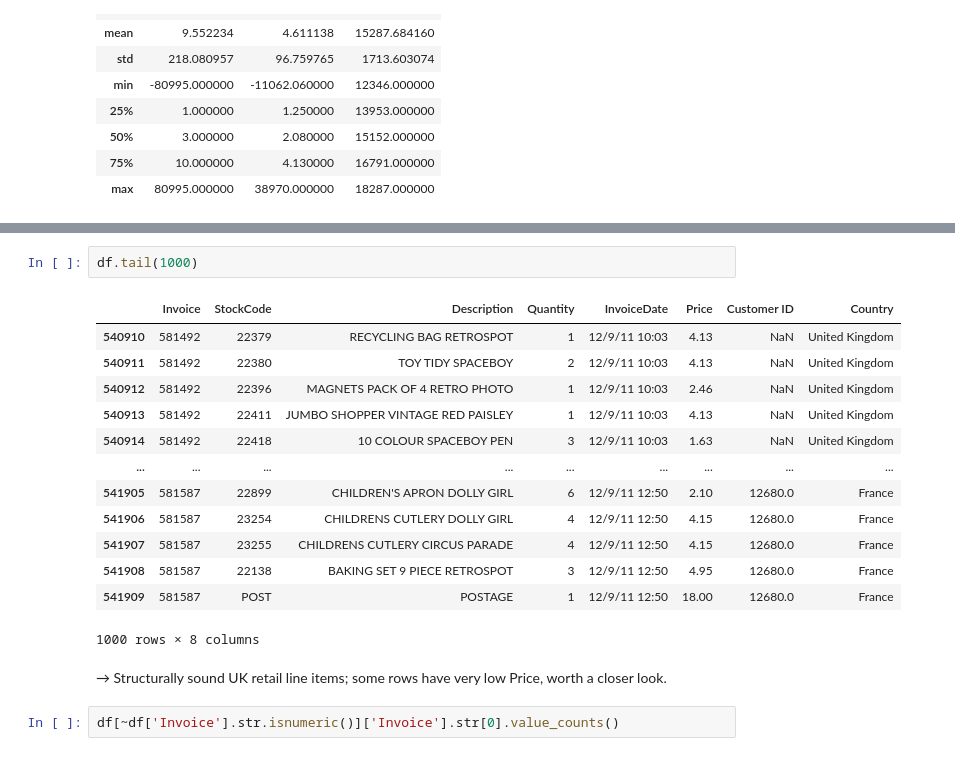
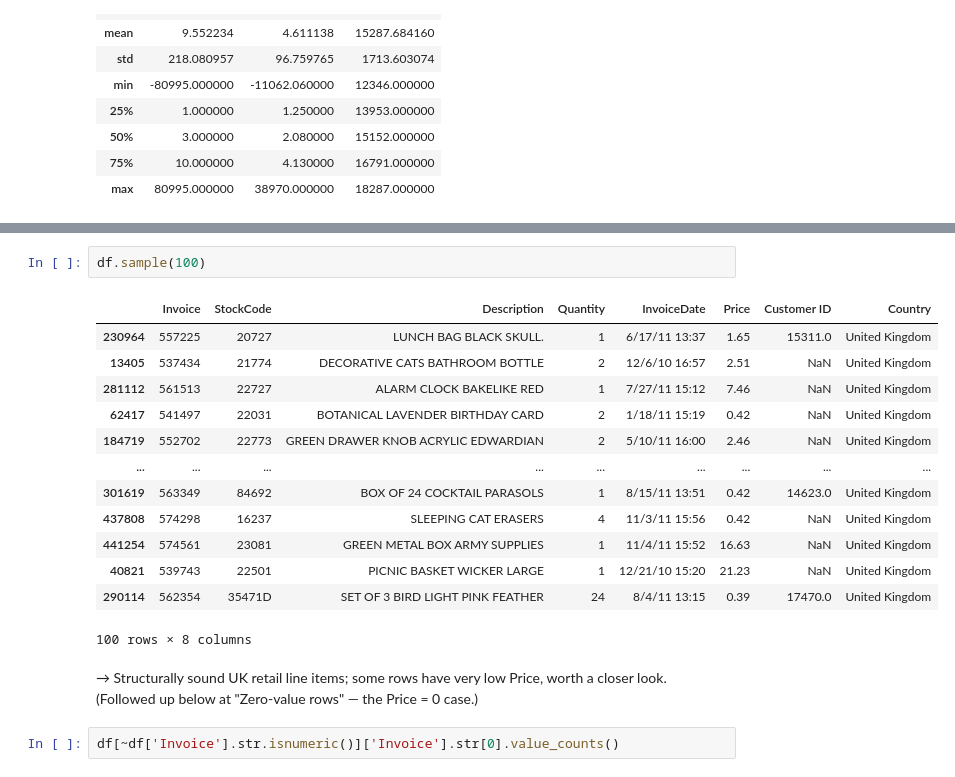
Before and after one commit to fionnadavoodian/online-retail-ii, a Jupyter notebook: notebooks/01_data_cleaning.ipynb, the cells around one changed output, grey strips where cells are left out. Cells and saved outputs as stored; diff of their text form.

```diff
--- a/notebooks/01_data_cleaning.ipynb
+++ b/notebooks/01_data_cleaning.ipynb
@@ -44,23 +42,23 @@ Data columns (total 8 columns):
 dtypes: float64(2), int64(1), str(5)
 memory usage: 33.1 MB
 # %%
-df.tail(1000)
+df.sample(100)
 # %% [output]
 |  | Invoice | StockCode | Description | Quantity | InvoiceDate | Price | Customer ID | Country |
-| 540910 | 581492 | 22379 | RECYCLING BAG RETROSPOT | 1 | 12/9/11 10:03 | 4.13 | NaN | United Kingdom |
-| 540911 | 581492 | 22380 | TOY TIDY SPACEBOY | 2 | 12/9/11 10:03 | 4.13 | NaN | United Kingdom |
-| 540912 | 581492 | 22396 | MAGNETS PACK OF 4 RETRO PHOTO | 1 | 12/9/11 10:03 | 2.46 | NaN | United Kingdom |
-| 540913 | 581492 | 22411 | JUMBO SHOPPER VINTAGE RED PAISLEY | 1 | 12/9/11 10:03 | 4.13 | NaN | United Kingdom |
-| 540914 | 581492 | 22418 | 10 COLOUR SPACEBOY PEN | 3 | 12/9/11 10:03 | 1.63 | NaN | United Kingdom |
+| 230964 | 557225 | 20727 | LUNCH BAG BLACK SKULL. | 1 | 6/17/11 13:37 | 1.65 | 15311.0 | United Kingdom |
+| 13405 | 537434 | 21774 | DECORATIVE CATS BATHROOM BOTTLE | 2 | 12/6/10 16:57 | 2.51 | NaN | United Kingdom |
+| 281112 | 561513 | 22727 | ALARM CLOCK BAKELIKE RED | 1 | 7/27/11 15:12 | 7.46 | NaN | United Kingdom |
+| 62417 | 541497 | 22031 | BOTANICAL LAVENDER BIRTHDAY CARD | 2 | 1/18/11 15:19 | 0.42 | NaN | United Kingdom |
+| 184719 | 552702 | 22773 | GREEN DRAWER KNOB ACRYLIC EDWARDIAN | 2 | 5/10/11 16:00 | 2.46 | NaN | United Kingdom |
 | ... | ... | ... | ... | ... | ... | ... | ... | ... |
-| 541905 | 581587 | 22899 | CHILDREN'S APRON DOLLY GIRL | 6 | 12/9/11 12:50 | 2.10 | 12680.0 | France |
-| 541906 | 581587 | 23254 | CHILDRENS CUTLERY DOLLY GIRL | 4 | 12/9/11 12:50 | 4.15 | 12680.0 | France |
-| 541907 | 581587 | 23255 | CHILDRENS CUTLERY CIRCUS PARADE | 4 | 12/9/11 12:50 | 4.15 | 12680.0 | France |
-| 541908 | 581587 | 22138 | BAKING SET 9 PIECE RETROSPOT | 3 | 12/9/11 12:50 | 4.95 | 12680.0 | France |
-| 541909 | 581587 | POST | POSTAGE | 1 | 12/9/11 12:50 | 18.00 | 12680.0 | France |
+| 301619 | 563349 | 84692 | BOX OF 24 COCKTAIL PARASOLS | 1 | 8/15/11 13:51 | 0.42 | 14623.0 | United Kingdom |
+| 437808 | 574298 | 16237 | SLEEPING CAT ERASERS | 4 | 11/3/11 15:56 | 0.42 | NaN | United Kingdom |
+| 441254 | 574561 | 23081 | GREEN METAL BOX ARMY SUPPLIES | 1 | 11/4/11 15:52 | 16.63 | NaN | United Kingdom |
+| 40821 | 539743 | 22501 | PICNIC BASKET WICKER LARGE | 1 | 12/21/10 15:20 | 21.23 | NaN | United Kingdom |
+| 290114 | 562354 | 35471D | SET OF 3 BIRD LIGHT PINK FEATHER | 24 | 8/4/11 13:15 | 0.39 | 17470.0 | United Kingdom |
-1000 rows × 8 columns
+100 rows × 8 columns
 # %% [markdown]
-→ Structurally sound UK retail line items; some rows have very low Price, worth a closer look.
+→ Structurally sound UK retail line items; some rows have very low Price, worth a closer look. (Followed up below at "Zero-value rows" — the Price = 0 case.)
 # %%
 df[~df['Invoice'].str.isnumeric()]['Invoice'].str[0].value_counts()
 # %% [output]
```
Also changed, not shown: parts of 12 cells of this notebook, 5 other files.
